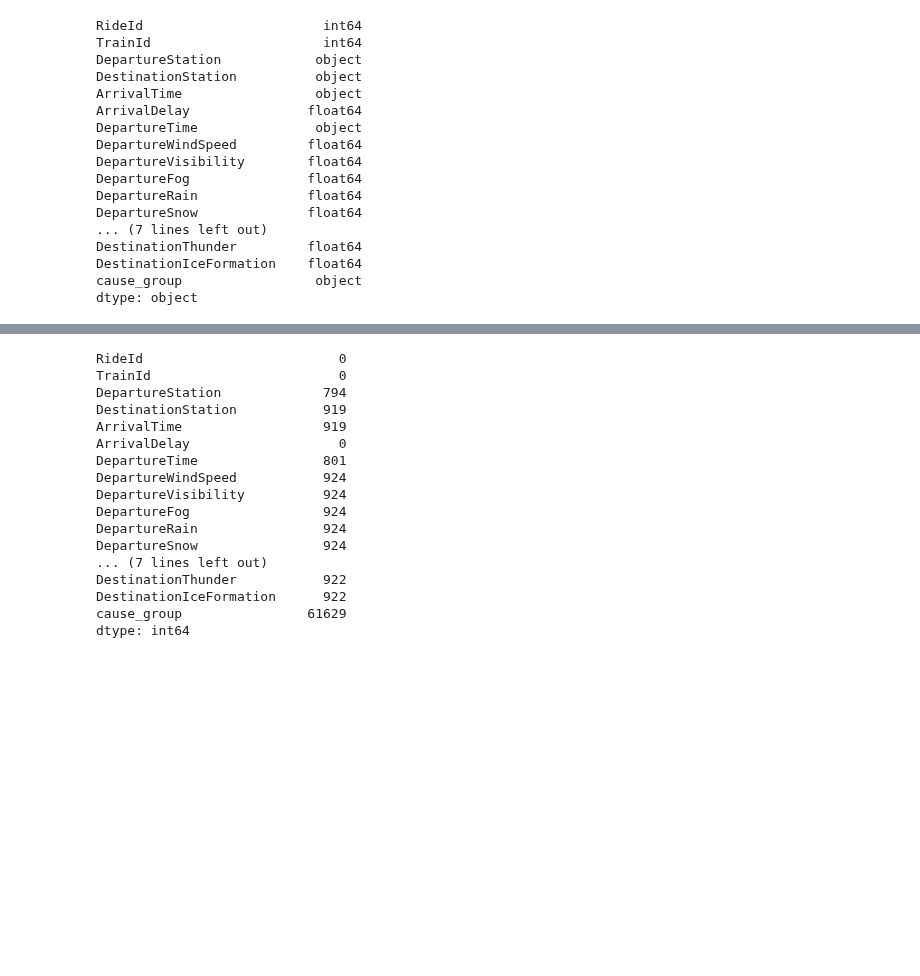
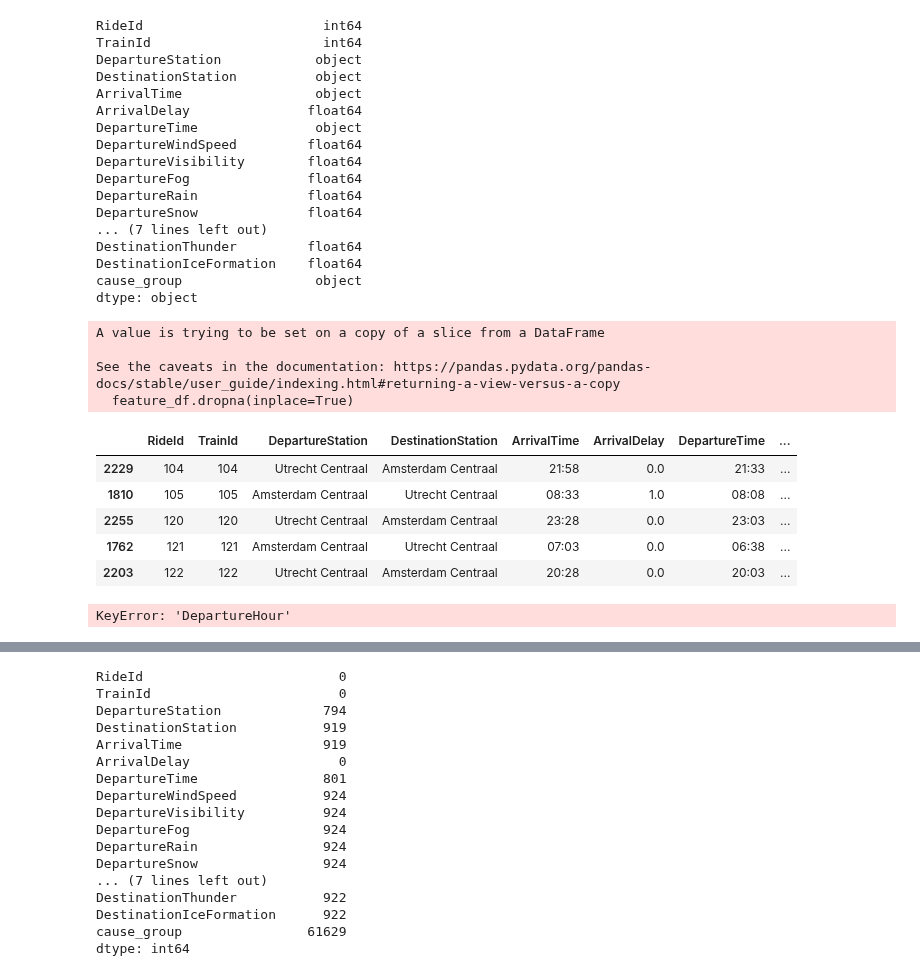
Before and after one commit to BondarencoM/DestinationStation, a Jupyter notebook: modelling/MLPClassification.ipynb, the cells around one changed output, grey strips where cells are left out. Drawn from its saved outputs; the diff is of its cells as text; code cells hidden in the pictures; blank space fills up the shorter version.

```diff
--- a/modelling/MLPClassification.ipynb
+++ b/modelling/MLPClassification.ipynb
@@ -57,7 +57,7 @@ df.shape
 # Feature Enigeering
 # %%
 # these are the features that will be used in the modelling part
-features = ['RideId', 'TrainId', 'DepartureStation', 'DestinationStation',
+features1 = ['RideId', 'TrainId', 'DepartureStation', 'DestinationStation',
                    'ArrivalTime', 'ArrivalDelay', 'DepartureTime', 'DepartureWindSpeed',
                    'DepartureVisibility', 'DepartureFog', 'DepartureRain', 'DepartureSnow',
                    'DepartureThunder', 'DepartureIceFormation',
@@ -67,5 +74,5 @@ features = ['RideId', 'TrainId', 'DepartureStation', 'DestinationStation',
 # %%
-feature_df = df[features]
+feature_df = df[features1]
 # %%
 feature_df.dtypes
 # %% [output]
@@ -86,3 +93,23 @@ DestinationThunder         float64
 DestinationIceFormation    float64
 cause_group                 object
 dtype: object
+# %%
+feature_df.dropna(inplace=True)
+# %% [output]
+A value is trying to be set on a copy of a slice from a DataFrame
+
+See the caveats in the documentation: https://pandas.pydata.org/pandas-docs/stable/user_guide/indexing.html#returning-a-view-versus-a-copy
+  feature_df.dropna(inplace=True)
+# %%
+feature_df.head()
+# %% [output]
+|  | RideId | TrainId | DepartureStation | DestinationStation | ArrivalTime | ArrivalDelay | DepartureTime | ... |
+| 2229 | 104 | 104 | Utrecht Centraal | Amsterdam Centraal | 21:58 | 0.0 | 21:33 | ... |
+| 1810 | 105 | 105 | Amsterdam Centraal | Utrecht Centraal | 08:33 | 1.0 | 08:08 | ... |
+| 2255 | 120 | 120 | Utrecht Centraal | Amsterdam Centraal | 23:28 | 0.0 | 23:03 | ... |
+| 1762 | 121 | 121 | Amsterdam Centraal | Utrecht Centraal | 07:03 | 0.0 | 06:38 | ... |
+| 2203 | 122 | 122 | Utrecht Centraal | Amsterdam Centraal | 20:28 | 0.0 | 20:03 | ... |
+# %%
+feature_df['DepartureHour'] = feature_df['DepartureHour'].astype(int)
+# %% [output]
+KeyError: 'DepartureHour'
```
Also changed, not shown: parts of 76 cells of this notebook, 3 other files.
